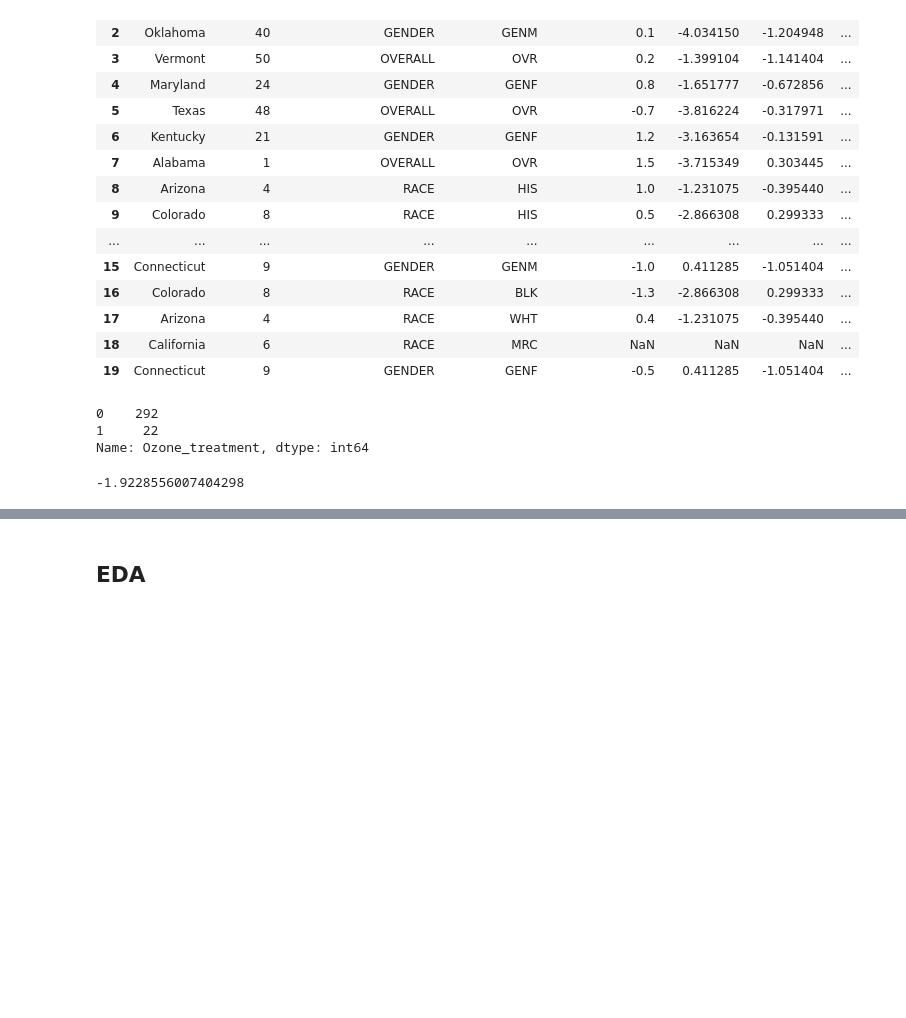
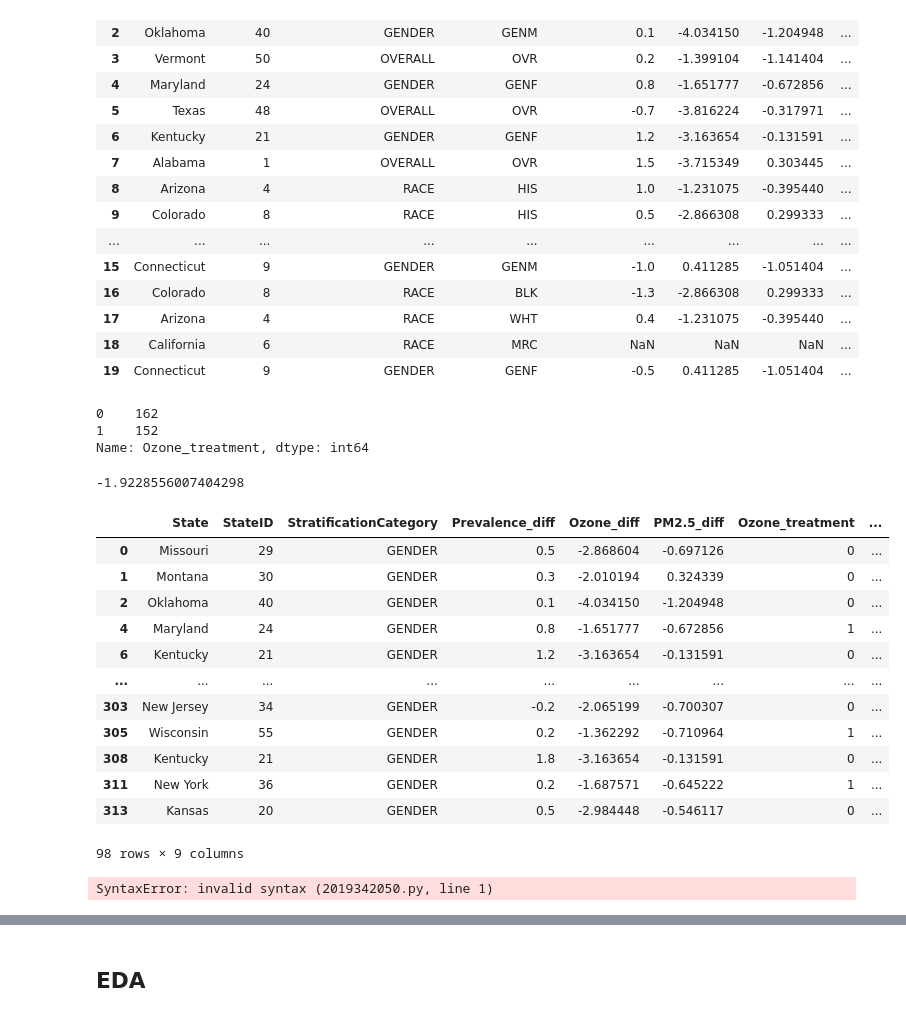
Before and after one commit to lucy-tian/project102, a Jupyter notebook: Data C102 project_ck2.ipynb, the cells around one changed output, grey strips where cells are left out. Saved outputs shown, nothing was run; the diff lists cells and outputs as text; code cells hidden in the pictures; blank space fills up the shorter version.

Commit message:
propensity

```diff
--- a/Data C102 project_ck2.ipynb
+++ b/Data C102 project_ck2.ipynb
@@ -140,7 +140,9 @@ prevalence = asthma[asthma['Question'] == 'Current asthma prevalence among adult
 # Select data from 2011-2014
 prevalence = prevalence[(prevalence['YearStart'] >= 2011) & (prevalence['YearEnd'] <= 2014) & (prevalence['DataValueTypeID'] == 'CRDPREV')]
 prevalence_selected = prevalence[selected_columns]
-prevalence_selected = prevalence_selected. v
+prevalence_selected = prevalence_selected. rename(columns={'YearStart':'Year','LocationDesc':'State', 'LocationID': 'StateID',
+                                                'DataValue':'Prevalence', 'StratificationCategoryID1':'StratificationCategory',
+                                                'StratificationID1':'Stratification'})
 # Drop NA rows
 prevalence_cleaned = prevalence_selected.dropna()
 prevalence_cleaned.head(5)
@@ -295,5 +282,5 @@ p_final = p[selected_col]
 # %%
-p_final['Ozone_treatment'] = p_final['Ozone_diff'].apply(lambda x: 1 if x > 0 else 0)
+p_final['Ozone_treatment'] = p_final['Ozone_diff'].apply(lambda x: 1 if x > -2 else 0)
 p_final.head(20)
 # %% [output]
 |  | State | StateID | StratificationCategory | Stratification | Prevalence_diff | Ozone_diff | PM2.5_diff | ... |
@@ -316,10 +303,43 @@ p_final.head(20)
 # %%
 p_final['Ozone_treatment'].value_counts()
 # %% [output]
-0    292
-1     22
+0    162
+1    152
 Name: Ozone_treatment, dtype: int64
 # %%
 np.mean(p_final['Ozone_diff'])
 # %% [output]
 -1.9228556007404298
+# %%
+# One-hot encoding
+def encode_and_bind(original_dataframe, feature_to_encode):
+    """
+    One-hot encoding for deature
+    """
+    dummies = pd.get_dummies(original_dataframe[[feature_to_encode]])
+    res = pd.concat([original_dataframe, dummies], axis=1)
+    res = res.drop([feature_to_encode], axis=1)
+    return(res)
+# %%
+p_gender = p_final[p_final['StratificationCategory'] == 'GENDER']
+p_gender = encode_and_bind(p_gender, 'Stratification')
+p_gender
+# %% [output]
+|  | State | StateID | StratificationCategory | Prevalence_diff | Ozone_diff | PM2.5_diff | Ozone_treatment | ... |
+| 0 | Missouri | 29 | GENDER | 0.5 | -2.868604 | -0.697126 | 0 | ... |
+| 1 | Montana | 30 | GENDER | 0.3 | -2.010194 | 0.324339 | 0 | ... |
+| 2 | Oklahoma | 40 | GENDER | 0.1 | -4.034150 | -1.204948 | 0 | ... |
+| 4 | Maryland | 24 | GENDER | 0.8 | -1.651777 | -0.672856 | 1 | ... |
+| 6 | Kentucky | 21 | GENDER | 1.2 | -3.163654 | -0.131591 | 0 | ... |
+| ... | ... | ... | ... | ... | ... | ... | ... | ... |
+| 303 | New Jersey | 34 | GENDER | -0.2 | -2.065199 | -0.700307 | 0 | ... |
+| 305 | Wisconsin | 55 | GENDER | 0.2 | -1.362292 | -0.710964 | 1 | ... |
+| 308 | Kentucky | 21 | GENDER | 1.8 | -3.163654 | -0.131591 | 0 | ... |
+| 311 | New York | 36 | GENDER | 0.2 | -1.687571 | -0.645222 | 1 | ... |
+| 313 | Kansas | 20 | GENDER | 0.5 | -2.984448 | -0.546117 | 0 | ... |
+98 rows × 9 columns
+# %%
+propensity_score =  glm(Ozone_treatment ~ Prevalence_diff + Stratification_GENF,
+                        family = binomial(), data = p_gender)
+# %% [output]
+SyntaxError: invalid syntax (2019342050.py, line 1)
```
Also changed, not shown: parts of 17 cells of this notebook.
